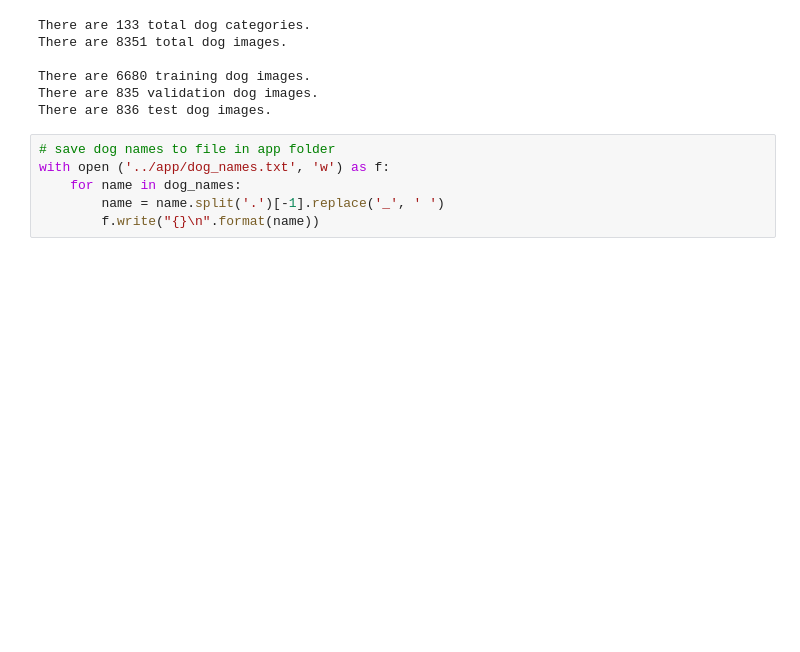
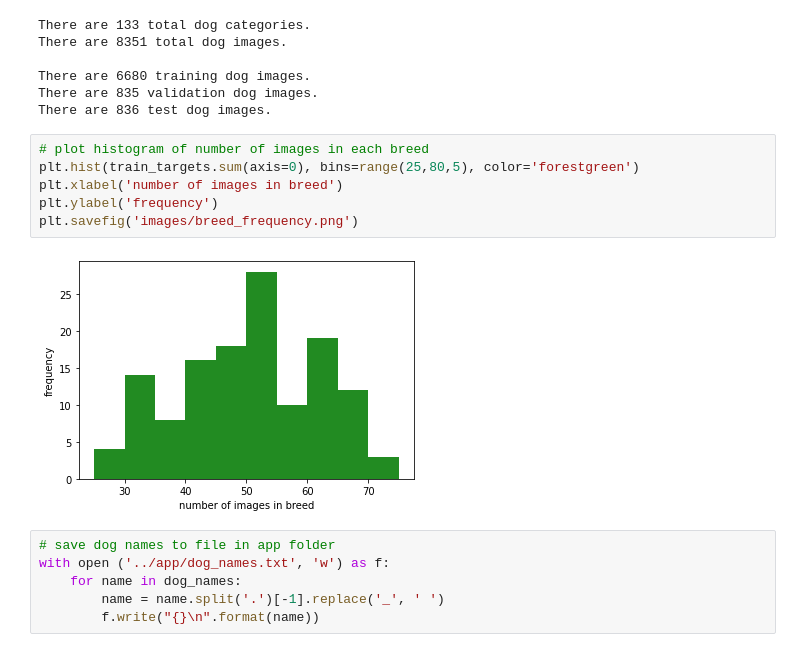
Before and after one commit to cmeng94/dog-breed-classifier, a Jupyter notebook: app_preparation/dog_app.ipynb, the cells around one changed output. Drawn from its saved outputs; the diff is of its cells as text; blank space fills up the shorter version.

```diff
--- a/app_preparation/dog_app.ipynb
+++ b/app_preparation/dog_app.ipynb
@@ -64,6 +64,14 @@ There are 8351 total dog images.
 There are 6680 training dog images.
 There are 835 validation dog images.
 There are 836 test dog images.
+# %%
+# plot histogram of number of images in each breed
+plt.hist(train_targets.sum(axis=0), bins=range(25,80,5), color='forestgreen')
+plt.xlabel('number of images in breed')
+plt.ylabel('frequency')
+plt.savefig('images/breed_frequency.png')
+# %% [output]
+[figure, added]
 # %%
 # save dog names to file in app folder
 with open ('../app/dog_names.txt', 'w') as f:
```
Also changed, not shown: parts of 1 cell of this notebook, 1 other file.
